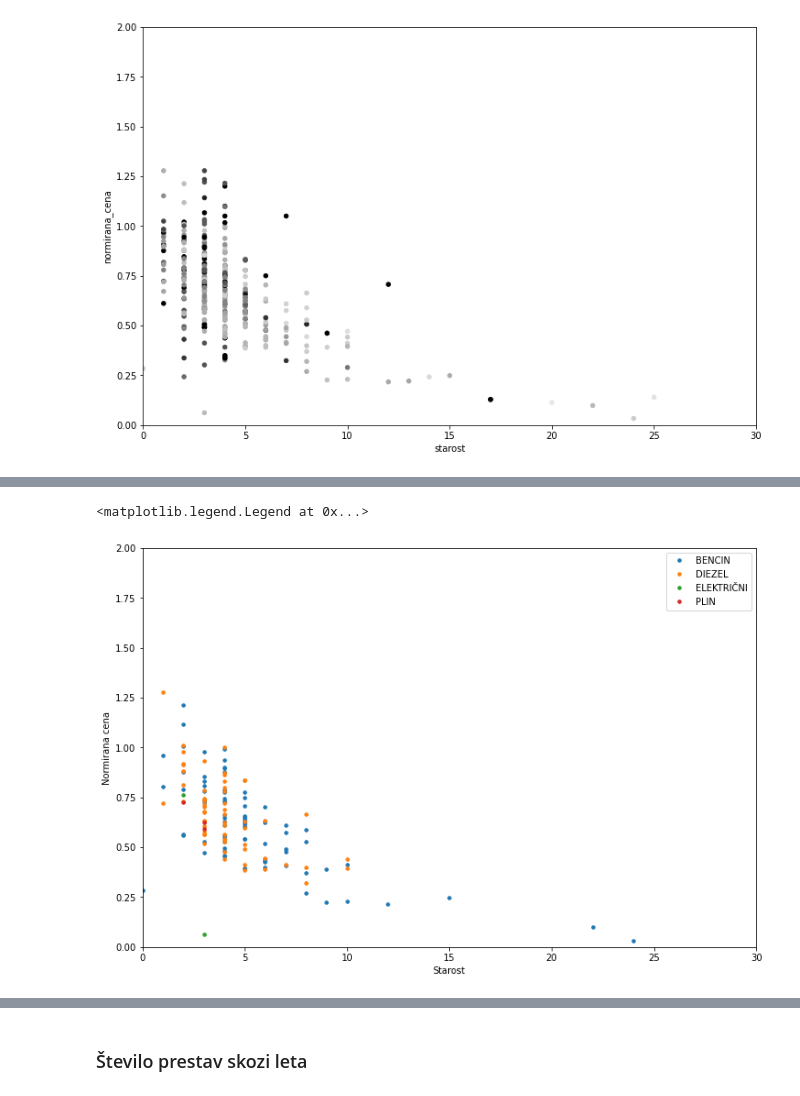
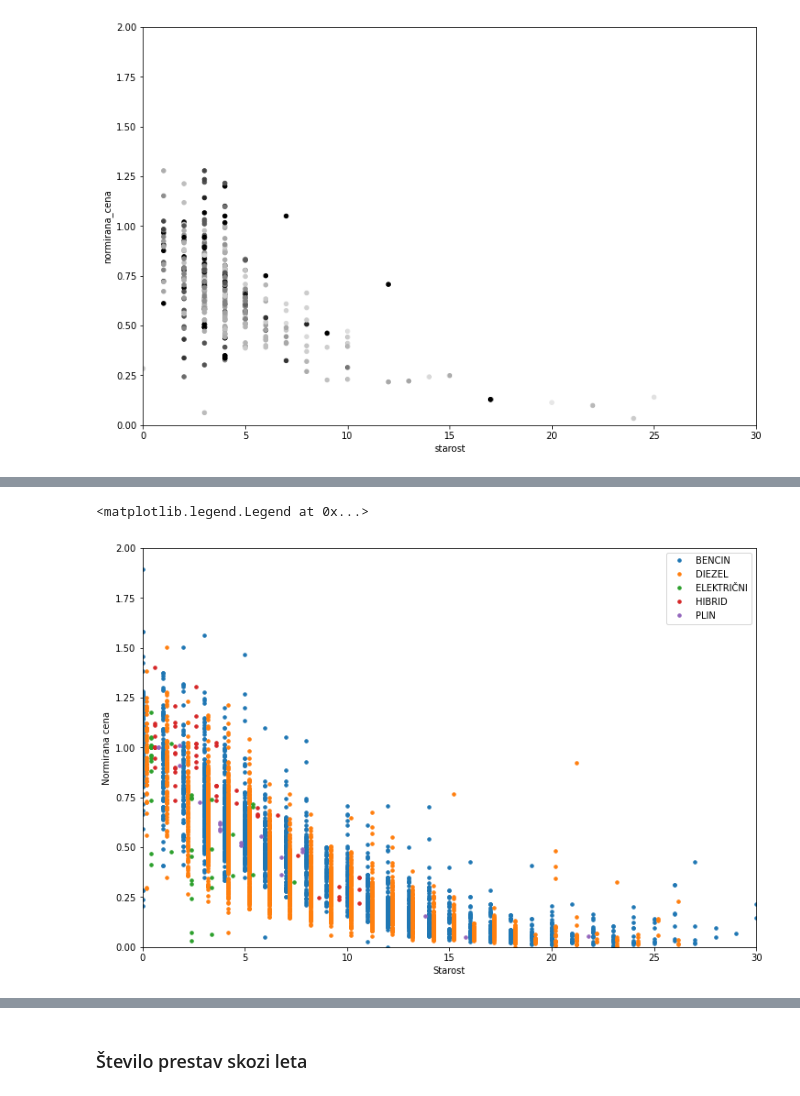
Before and after one commit to pg008/programiranje_1_projektna_naloga, a Jupyter notebook: analiza/analiza.ipynb, the cells around one changed output, grey strips where cells are left out. Drawn from its saved outputs; the diff is of its cells as text; code cells hidden in the pictures.

```diff
--- a/analiza/analiza.ipynb
+++ b/analiza/analiza.ipynb
@@ -52,3 +69,6 @@ fiks_avti_z_nc.plot.scatter(
 # %% [output]
 <AxesSubplot:xlabel='starost', ylabel='normirana_cena'>
 [figure]
+# %%
+avti_z_nc["zaokroženi_kilovati"] = avti_z_nc.kilovati.round(-1)
+avti_z_nc.groupby("zaokroženi_kilovati").normirana_cena.mean().plot()#.scatter("kilovati", "normirana_cena", xlim=(0,300))
@@ -55,22 +83,22 @@ fiks_avti_z_nc.plot.scatter(
 # %%
 fig, ax = plt.subplots(figsize=(12,8))
 
-fiks_moc_avti_z_nc = fiks_avti_z_nc[fiks_avti_z_nc.konjske_moci.between(80, 120)]
+# fiks_moc_avti_z_nc = fiks_avti_z_nc[fiks_avti_z_nc.konjske_moci.between(80, 120)]
 
-for ime, skupina in fiks_moc_avti_z_nc.groupby("vrsta_motorja"):
+for i, (ime, skupina) in enumerate(avti_z_nc.groupby("vrsta_motorja")):
     ax.plot(
-        skupina.starost,
+        skupina.starost+0.2*i,
         skupina.normirana_cena,
         marker='.',
         linestyle='',
         ms=7,
         label=ime,
     )
 ax.set_xlabel("Starost")
 ax.set_ylabel("Normirana cena")
 ax.set_xlim(0,30)
 ax.set_ylim(0,2)
 ax.legend(numpoints=1, loc='upper right')
 # %% [output]
 <matplotlib.legend.Legend at 0x...>
-[figure, old version]
+[figure, new version]
```
Also changed, not shown: parts of 23 cells of this notebook, 2 other files.
